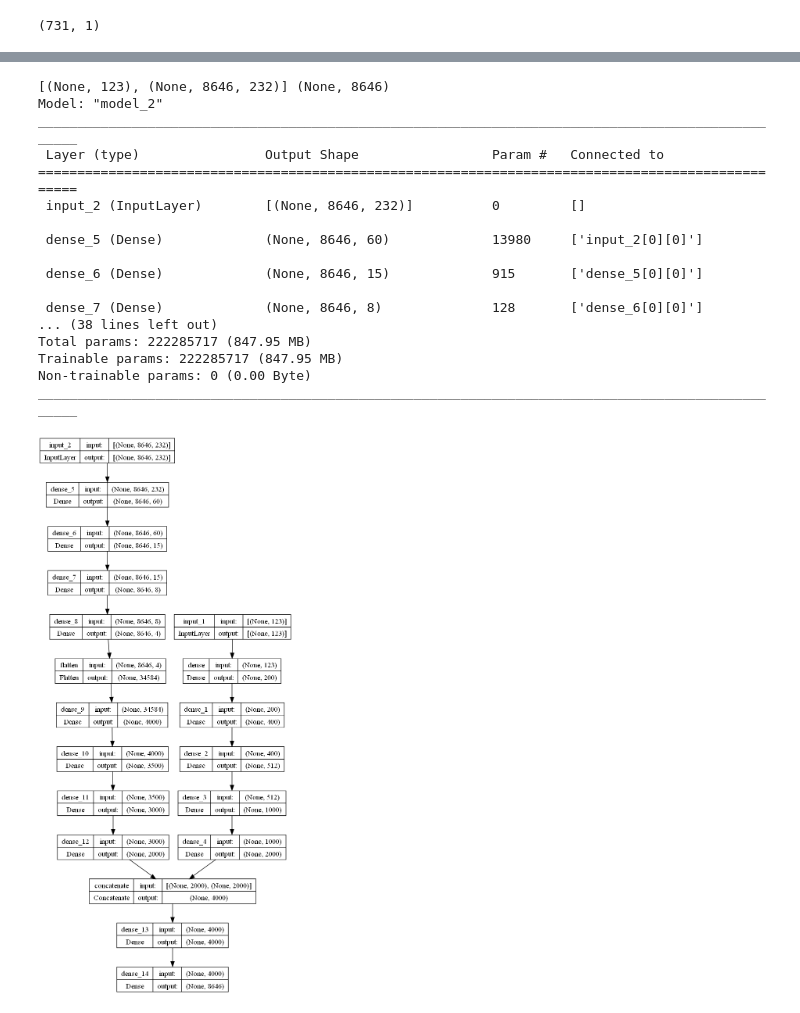
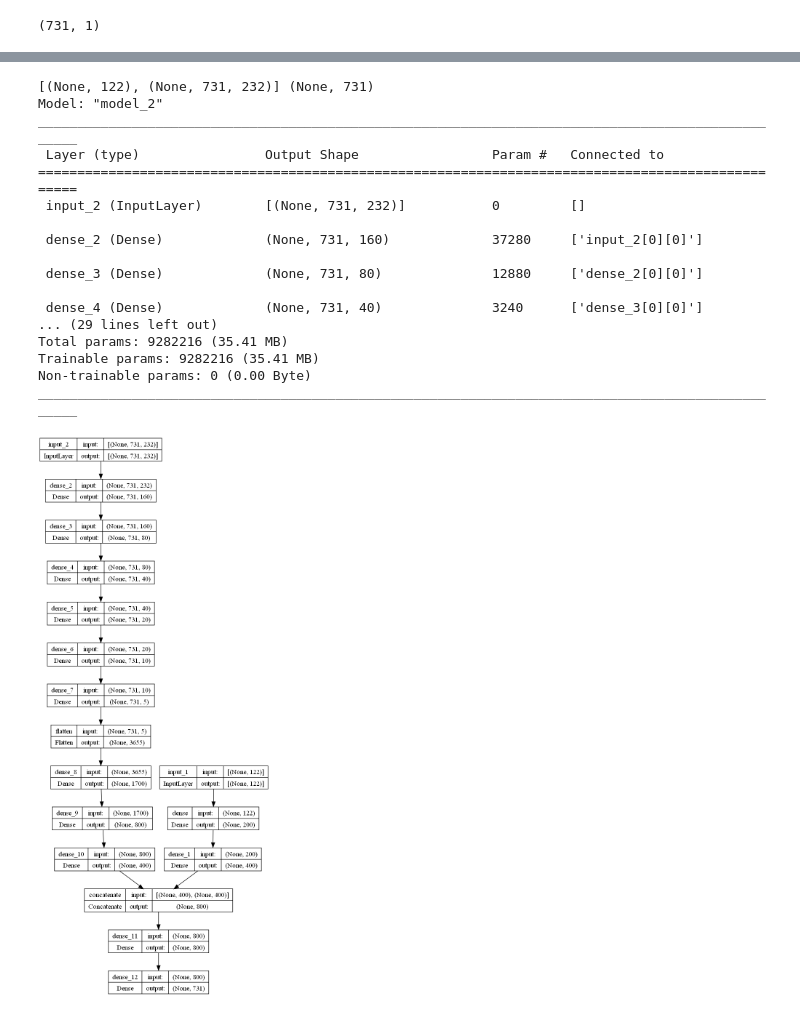
Before and after one commit to Chm-vinicius/coolab_tensorflow_study, a Jupyter notebook: machine_learn.ipynb, the cells around one changed output, grey strips where cells are left out. Saved outputs shown, nothing was run; the diff lists cells and outputs as text; code cells hidden in the pictures.

```diff
--- a/machine_learn.ipynb
+++ b/machine_learn.ipynb
@@ -290,65 +279,62 @@ print(pd_ndt.shape)
 # %%
 from tensorflow import keras
 
-slot_input = keras.Input(shape=(123,))
-pro_input = keras.Input(shape=(8646,232))
+slot_input = keras.Input(shape=(122,))
+pro_input = keras.Input(shape=(731,232))
 HIDEN_ACTIVATION = "relu"
 
 x = keras.layers.Dense(200, activation=HIDEN_ACTIVATION) (slot_input)
 x = keras.layers.Dense(400, activation=HIDEN_ACTIVATION) (x)
-x = keras.layers.Dense(512, activation=HIDEN_ACTIVATION) (x)
-x = keras.layers.Dense(1000, activation=HIDEN_ACTIVATION) (x)
-x = keras.layers.Dense(2000, activation=HIDEN_ACTIVATION) (x)
 x = keras.Model(inputs=slot_input, outputs=x)
 
-y = keras.layers.Dense(60, activation=HIDEN_ACTIVATION) (pro_input)
-y = keras.layers.Dense(15, activation=HIDEN_ACTIVATION) (y)
-y = keras.layers.Dense(8, activation=HIDEN_ACTIVATION) (y)
-y = keras.layers.Dense(4, activation=HIDEN_ACTIVATION) (y)
+y = keras.layers.Dense(160, activation=HIDEN_ACTIVATION) (pro_input)
+y = keras.layers.Dense(80, activation=HIDEN_ACTIVATION) (y)
+y = keras.layers.Dense(40, activation=HIDEN_ACTIVATION) (y)
+y = keras.layers.Dense(20, activation=HIDEN_ACTIVATION) (y)
+y = keras.layers.Dense(10, activation=HIDEN_ACTIVATION) (y)
+y = keras.layers.Dense(5, activation=HIDEN_ACTIVATION) (y)
 y = keras.layers.Flatten() (y)
-y = keras.layers.Dense(4000, activation=HIDEN_ACTIVATION) (y)
-y = keras.layers.Dense(3500, activation=HIDEN_ACTIVATION) (y)
-y = keras.layers.Dense(3000, activation=HIDEN_ACTIVATION) (y)
-y = keras.layers.Dense(2000, activation=HIDEN_ACTIVATION) (y)
-# y = keras.layers.Dense(512, activation=HIDEN_ACTIVATION) (y)
+y = keras.layers.Dense(1700, activation=HIDEN_ACTIVATION) (y)
+y = keras.layers.Dense(800, activation=HIDEN_ACTIVATION) (y)
+y = keras.layers.Dense(400, activation=HIDEN_ACTIVATION) (y)
 y = keras.Model(inputs=pro_input, outputs=y)
 
 combine = keras.layers.concatenate([x.output, y.output])
 
-z = keras.layers.Dense(4000, activation=HIDEN_ACTIVATION) (combine)
-z = keras.layers.Dense(8646, activation="softmax") (z)
+z = keras.layers.Dense(800, activation=HIDEN_ACTIVATION) (combine)
+z = keras.layers.Dense(731, activation="softmax") (z)
 
 model = keras.Model(inputs=[x.input, y.input], outputs=z)
 
 print(model.input_shape, model.output_shape)
 
 model.compile(
       optimizer=keras.optimizers.Adamax(1e-3),
       loss=[keras.losses.SparseCategoricalCrossentropy(from_logits=True)],
       metrics=[keras.metrics.SparseCategoricalCrossentropy()]
 )
 
 model.summary()
 
 keras.utils.plot_model(model, "first_model.png", True)
 # %% [output]
-[(None, 123), (None, 8646, 232)] (None, 8646)
+[(None, 122), (None, 731, 232)] (None, 731)
 Model: "model_2"
 __________________________________________________________________________________________________
  Layer (type)                Output Shape                 Param #   Connected to
 ==================================================================================================
- input_2 (InputLayer)        [(None, 8646, 232)]          0         []
+ input_2 (InputLayer)        [(None, 731, 232)]           0         []
 
- dense_5 (Dense)             (None, 8646, 60)             13980     ['input_2[0][0]']
+ dense_2 (Dense)             (None, 731, 160)             37280     ['input_2[0][0]']
 
- dense_6 (Dense)             (None, 8646, 15)             915       ['dense_5[0][0]']
+ dense_3 (Dense)             (None, 731, 80)              12880     ['dense_2[0][0]']
 
- dense_7 (Dense)             (None, 8646, 8)              128       ['dense_6[0][0]']
-... (38 lines left out)
-Total params: 222285717 (847.95 MB)
-Trainable params: 222285717 (847.95 MB)
+ dense_4 (Dense)             (None, 731, 40)              3240      ['dense_3[0][0]']
+... (29 lines left out)
+Total params: 9282216 (35.41 MB)
+Trainable params: 9282216 (35.41 MB)
 Non-trainable params: 0 (0.00 Byte)
 __________________________________________________________________________________________________
-[figure, old version]
+[figure, new version]
 # %%
 # dtst = keras.utils.to_categorical(dataset.choose_from_datasets(dataset, [0]), dtype="float32")
```
Also changed, not shown: parts of 22 cells of this notebook, 1 other file.
